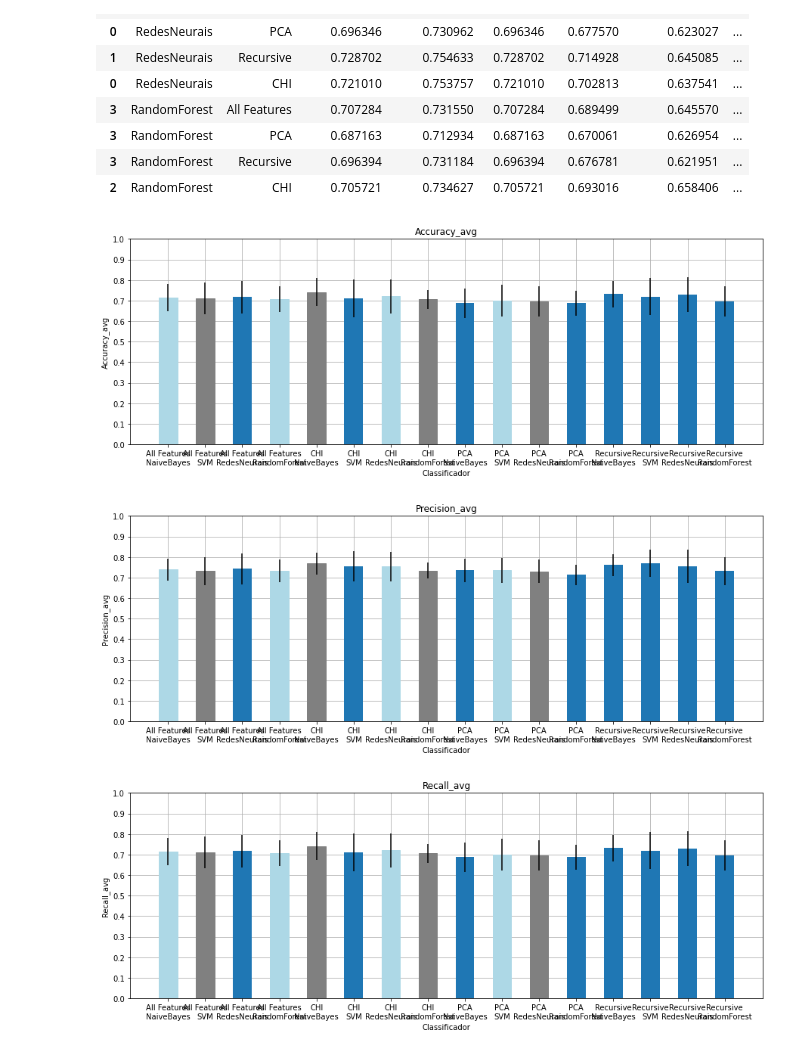
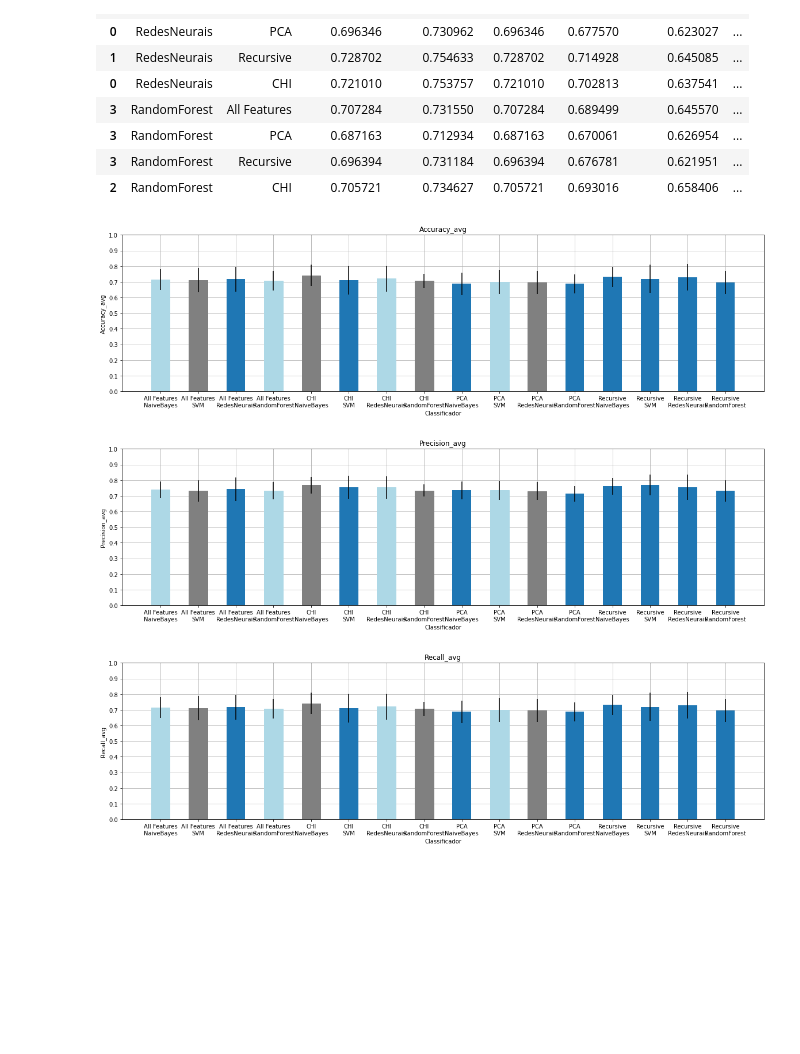
Before and after one commit to carlaprv/sin5007-reconhecimento-de-padroes, a Jupyter notebook: 09 - k_fold_cross_validation_+_Naive_Bayes+SVM+Redes_Neurais_+_Random_forest_v02 .ipynb, the cells around one changed output. Cells and saved outputs as stored; diff of their text form; code cells hidden in the pictures; blank space fills up the shorter version.

Commit message:
fix graphs size

```diff
--- a/09 - k_fold_cross_validation_+_Naive_Bayes+SVM+Redes_Neurais_+_Random_forest_v02 .ipynb
+++ b/09 - k_fold_cross_validation_+_Naive_Bayes+SVM+Redes_Neurais_+_Random_forest_v02 .ipynb
@@ -1079,33 +1079,33 @@ concatenar_model
 # %%
 df = concatenar_model.sort_values(by=['dataSet'])
 df['Parametros'] = df[['dataSet','Classifier']].fillna('').apply(lambda x: '\n'.join((x).astype(str)), axis=1)
 df['Parametros']
 
 conf = [df['accuracy_ic_sup'].array , df['accuracy_ic_inf'].array]
 means = df['accuracy_avg'].array
 ic = [conf[0]-means , means-conf[1]]
 
 
 g = plt.bar(df['Parametros'].array, df['accuracy_avg'].array, yerr=ic,width=0.5,zorder=2,align='center')
 plt.grid()
 
 g[0].set_color('lightblue')
 g[3].set_color('lightblue')
 g[6].set_color('lightblue')
 g[9].set_color('lightblue')
 g[1].set_color('grey')
 g[4].set_color('grey')
 g[7].set_color('grey')
 g[10].set_color('grey')
 
 plt.title("Accuracy_avg")
 plt.ylabel('Accuracy_avg')
 plt.xlabel('Classificador')
 plt.yticks(np.arange(0, 1.1, .1))
-plt.rcParams["figure.figsize"] = (15,5)
+plt.rcParams["figure.figsize"] = (20,5)
 plt.show()
 # %% [output]
-[figure, old version]
+[figure, new version]
 # %%
 df['Parametros'] = df[['dataSet','Classifier']].fillna('').apply(lambda x: '\n'.join((x).astype(str)), axis=1)
 conf = [df['precision_ic_sup'].array , df['precision_ic_inf'].array]
@@ -1127,10 +1127,10 @@ plt.title("Precision_avg")
 plt.ylabel('Precision_avg')
 plt.xlabel('Classificador')
 plt.yticks(np.arange(0, 1.1, .1))
-plt.rcParams["figure.figsize"] = (15,5)
+plt.rcParams["figure.figsize"] = (20,5)
 plt.show()
 # %% [output]
-[figure, old version]
+[figure, new version]
 # %%
 df['Parametros'] = df[['dataSet','Classifier']].fillna('').apply(lambda x: '\n'.join((x).astype(str)), axis=1)
 conf = [df['recall_ic_sup'].array , df['recall_ic_inf'].array]
@@ -1152,7 +1152,7 @@ plt.title("Recall_avg")
 plt.ylabel('Recall_avg')
 plt.xlabel('Classificador')
 plt.yticks(np.arange(0, 1.1, .1))
-plt.rcParams["figure.figsize"] = (15,5)
+plt.rcParams["figure.figsize"] = (20,5)
 plt.show()
 # %% [output]
-[figure, old version]
+[figure, new version]
```
